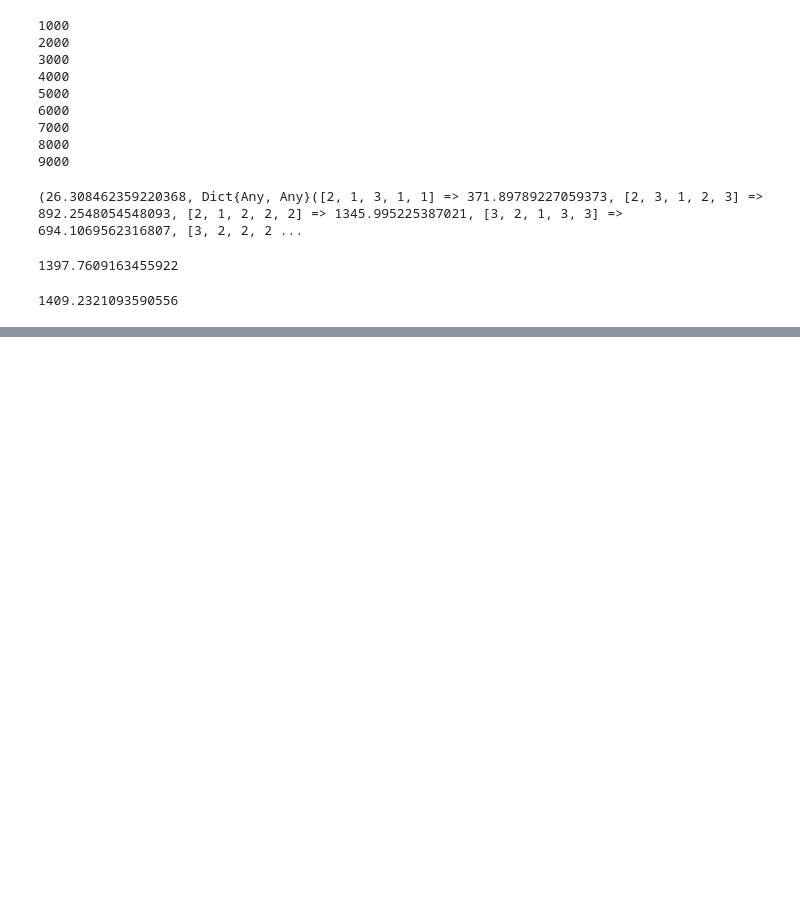
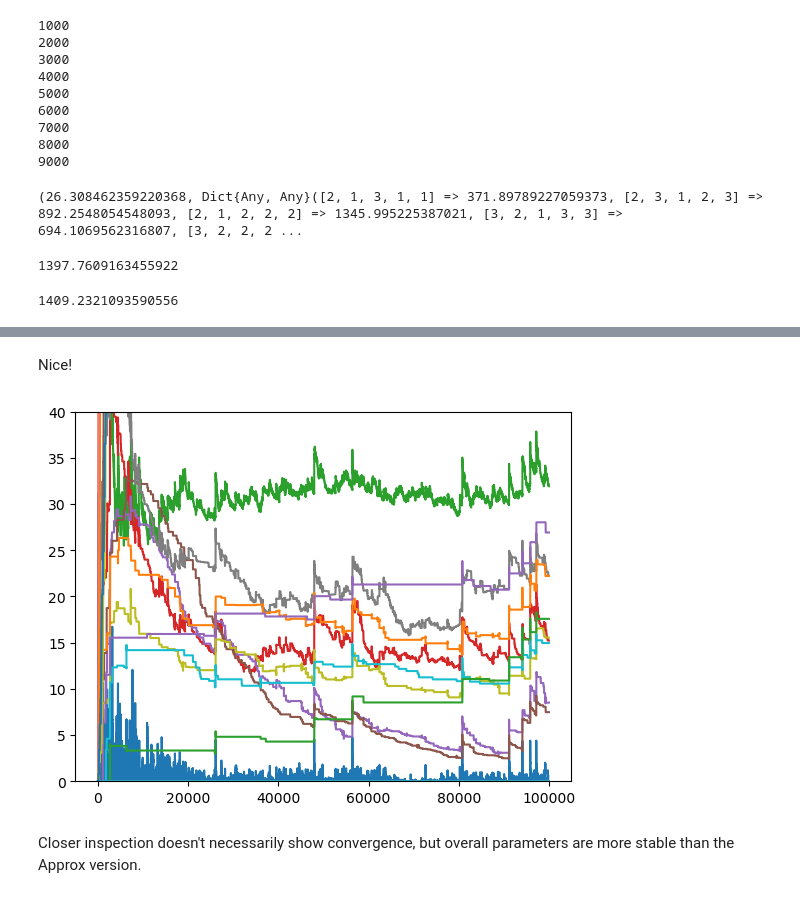
Before and after one commit to fairleyl/PhD-Code, a Jupyter notebook: AVI-Suite-NewUpdates.ipynb, the cells around one changed output, grey strips where cells are left out. Cells and saved outputs as stored; diff of their text form; code cells hidden in the pictures; blank space fills up the shorter version.

```diff
--- a/AVI-Suite-NewUpdates.ipynb
+++ b/AVI-Suite-NewUpdates.ipynb
@@ -3396,0 +3734,22 @@ Neat.
+# %%
+#Example 2 from Masters inhomog section
+function tau(n)
+    return n
+end
+
+N=5
+alpha_d = [0.01*i for i in 1:N]
+alpha_r = [0.001*i for i in 1:N]
+beta=10.0
+c0=[1.0*i for i in 1:5]
+c1=100.0
+r=[100.0*i for i in 1:5]
+repIndicators = [s -> (s[i]==2)*(s[j]==2) for i in 1:N for j in i:N]
+damIndicators = [s -> (s[i]==3)*(s[j]==3) for i in 1:N for j in i:N]
+indicators = [repIndicators;damIndicators]
+features = indicators
+vParams = zeros(length(features) + 1)
+nMax = 1000000
+stepsize = 1/500
+resultContApprox = apeFAContApprox(N,alpha_d, alpha_r, beta, tau, c0, c1, r, nMax, stepsize, vParams, features; printProgress = true, modCounter = 100000)
+println("Complete")
@@ -3396,0 +3787,5 @@ Neat.
+# %%
+nMax = 100000
+stepsize = 1/50
+resultContFull = apeFAContFull(N,alpha_d, alpha_r, beta, tau, c0, c1, r, nMax, stepsize, vParams, features; printProgress = true, modCounter = 10000)
+println("Complete")
@@ -3396,0 +3823,11 @@ Neat.
+# %% [markdown]
+Nice!
+# %%
+ylim(0,40)
+for i in 1:numPar
+    PyPlot.plot(paramHistT[i], label = i)
+end
+# %% [output]
+[figure, added]
+# %% [markdown]
+Closer inspection doesn't necessarily show convergence, but overall parameters are more stable than the Approx version.
```
Also changed, not shown: parts of 61 cells of this notebook.
